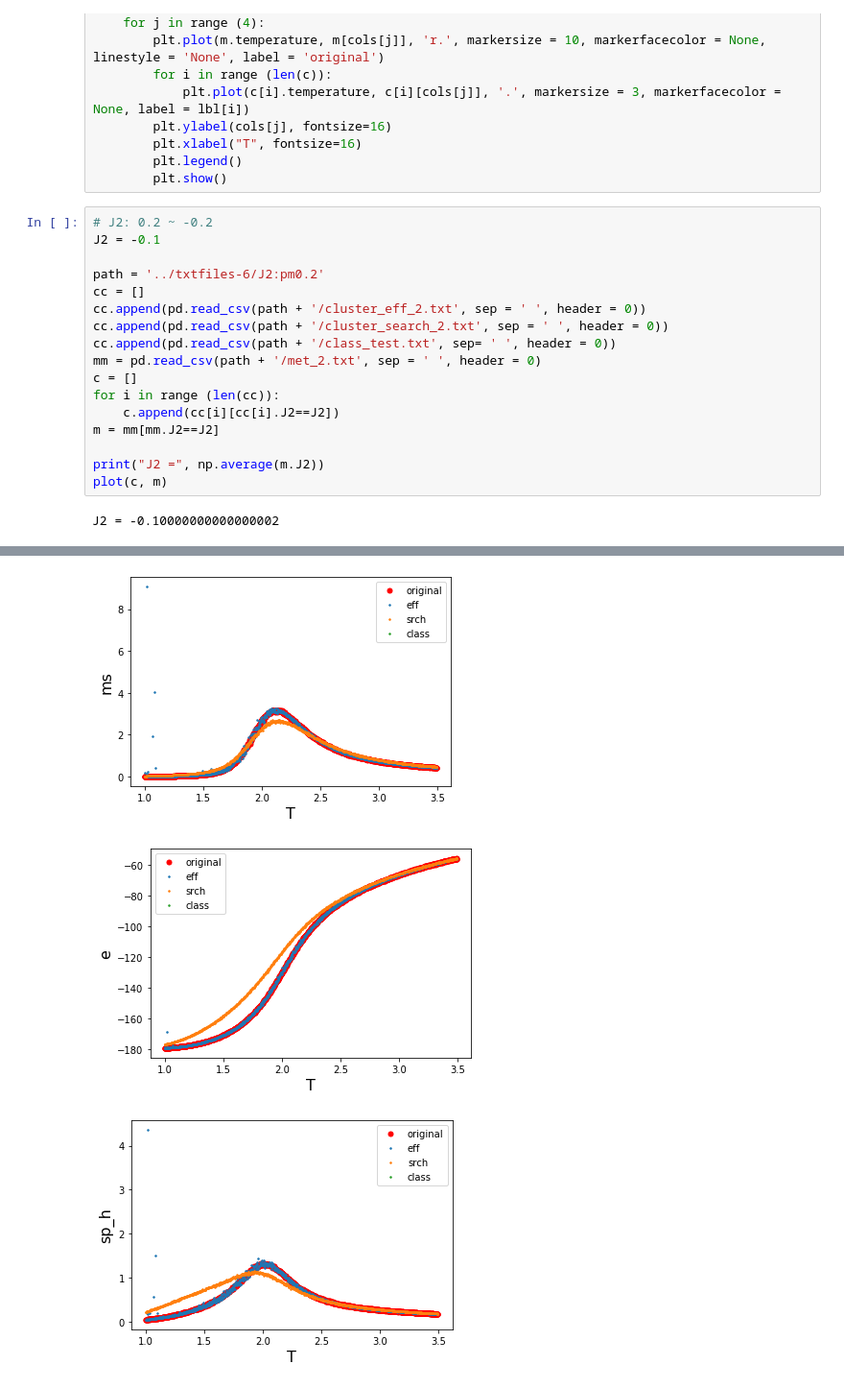
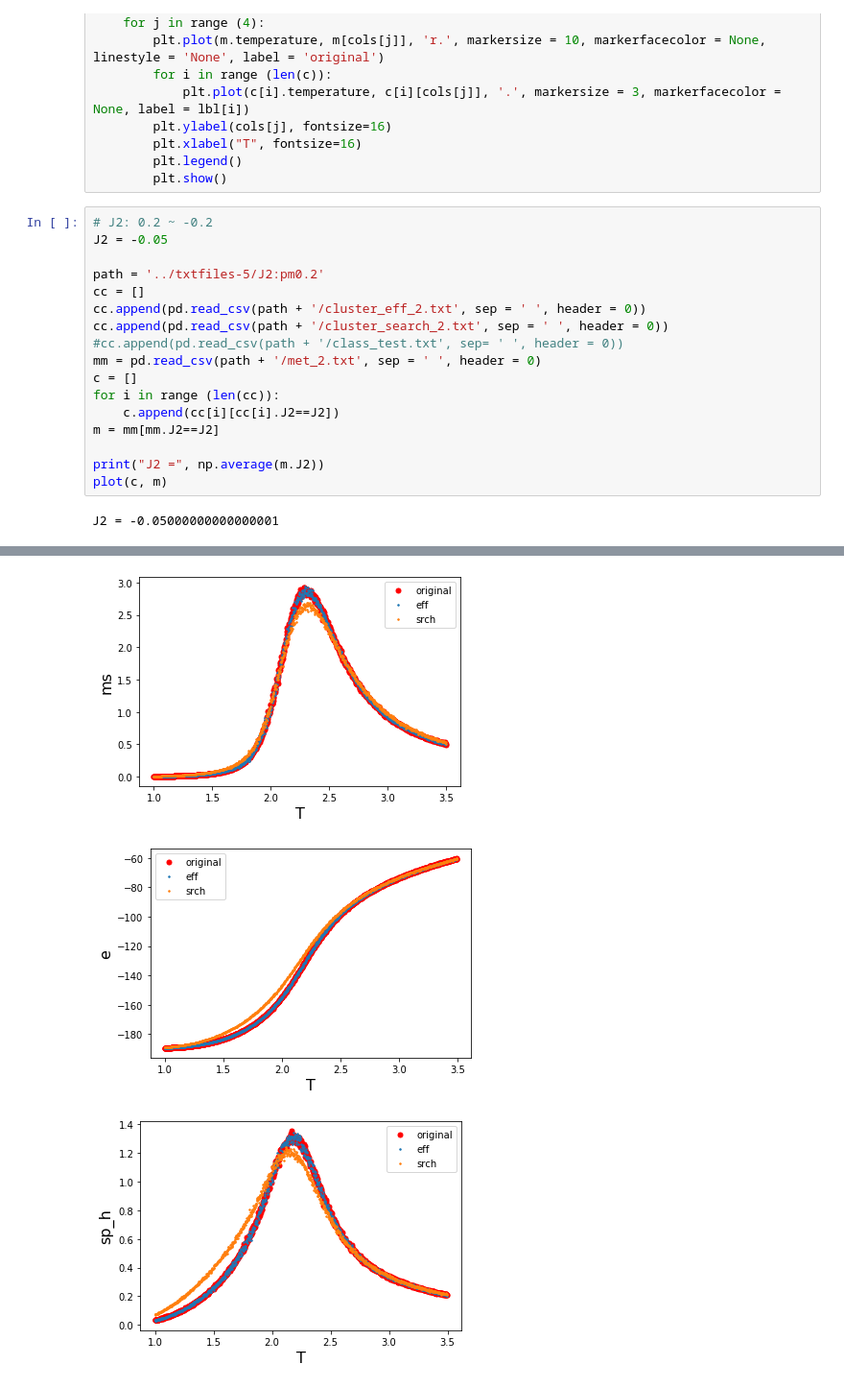
Before and after one commit to aadeliee22/MCMCIsing_SLMC, a Jupyter notebook: python/5th+6th/nnn_cluster_met.ipynb, the cells around one changed output, grey strips where cells are left out. Shown at 96% size. Drawn from its saved outputs; the diff is of its cells as text.

```diff
--- a/python/5th+6th/nnn_cluster_met.ipynb
+++ b/python/5th+6th/nnn_cluster_met.ipynb
@@ -17,13 +17,13 @@ def plot(c, m):
         plt.show()
 # %%
 # J2: 0.2 ~ -0.2
-J2 = -0.1
+J2 = -0.05
 
-path = '../txtfiles-6/J2:pm0.2'
+path = '../txtfiles-5/J2:pm0.2'
 cc = []
 cc.append(pd.read_csv(path + '/cluster_eff_2.txt', sep = ' ', header = 0))
 cc.append(pd.read_csv(path + '/cluster_search_2.txt', sep = ' ', header = 0))
-cc.append(pd.read_csv(path + '/class_test.txt', sep= ' ', header = 0))
+#cc.append(pd.read_csv(path + '/class_test.txt', sep= ' ', header = 0))
 mm = pd.read_csv(path + '/met_2.txt', sep = ' ', header = 0)
 c = []
 for i in range (len(cc)):
@@ -33,4 +33,4 @@ m = mm[mm.J2==J2]
 print("J2 =", np.average(m.J2))
 plot(c, m)
 # %% [output]
-J2 = -0.10000000000000002
+J2 = -0.05000000000000001
@@ -38,5 +38,5 @@ J2 = -0.10000000000000002
-[figure, old version]
+[figure, new version]
-[figure, old version]
+[figure, new version]
-[figure, old version]
+[figure, new version]
 # %%
 # J2: 0.1 ~ -0.1  # J3: 0.075 ~ -0.075
```
Also changed, not shown: parts of 2 cells of this notebook, 47 other files.
